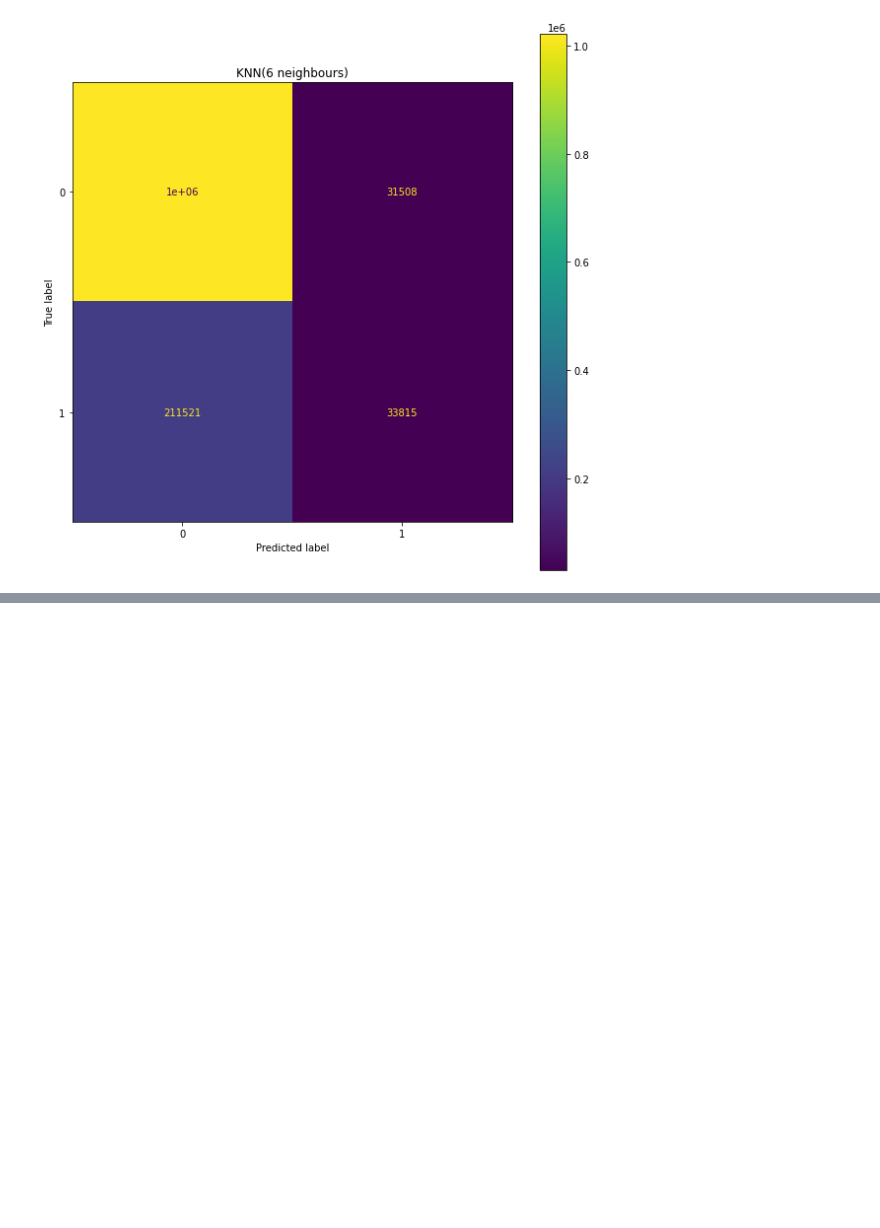
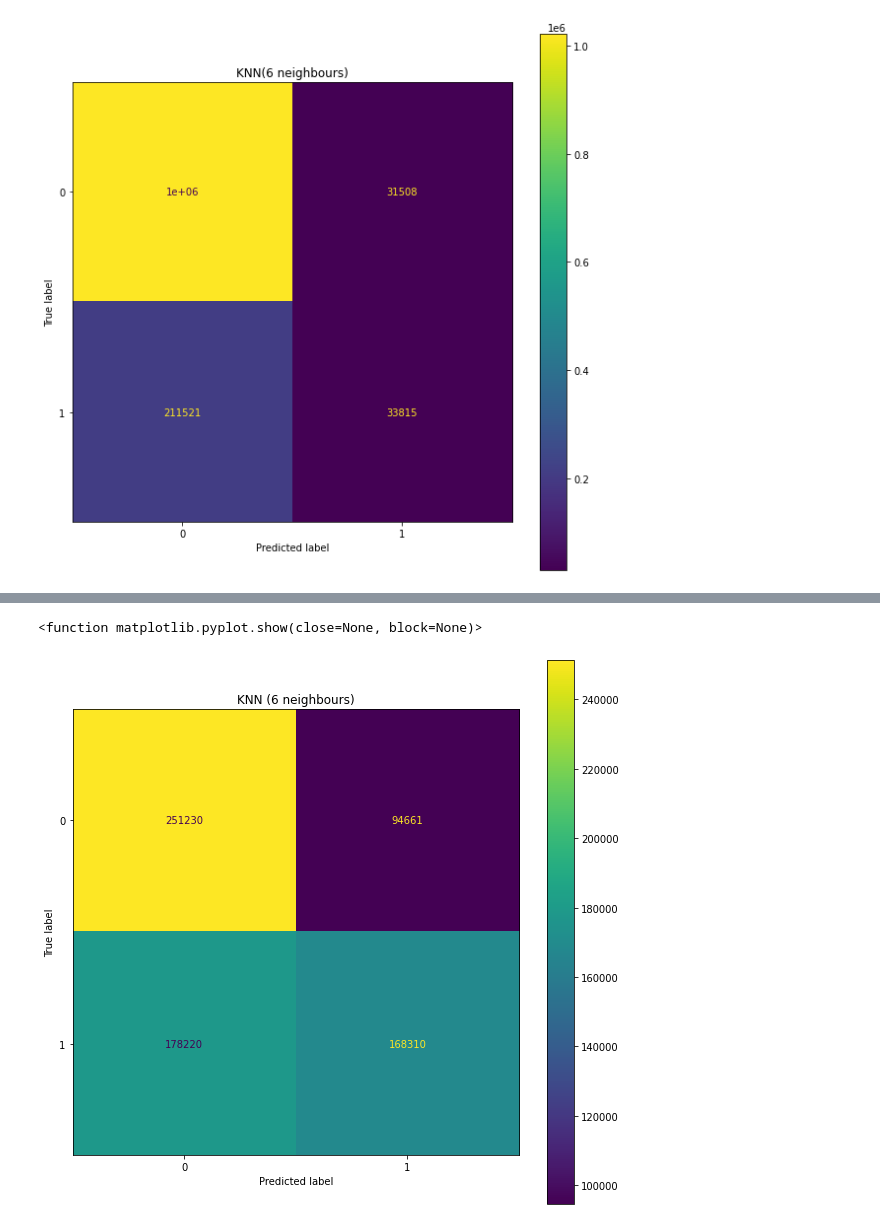
Before and after one commit to Anessivan/Ml-course, a Jupyter notebook: Airline Delays.ipynb, the cells around one changed output, grey strips where cells are left out. Cells and saved outputs as stored; diff of their text form; code cells hidden in the pictures; blank space fills up the shorter version.

```diff
--- a/Airline Delays.ipynb
+++ b/Airline Delays.ipynb
@@ -315,0 +373,22 @@ plt.show
+# %%
+ncols = np.clip(len(tdf_f.columns), 0, 16)
+cols = tdf_f.columns[:ncols]
+drop = (tdf_f[cols[0]] < tdf_f[cols[0]].quantile(0.005)) | (tdf_f[cols[0]] > tdf_f[cols[0]].quantile(0.995))
+for i in range(1, ncols):
+    drop = drop | (tdf_f[cols[i]] < tdf_f[cols[i]].quantile(0.005)) | (tdf_f[cols[i]] > tdf_f[cols[i]].quantile(0.995))
+rtd = tdf_f[drop].index
+df_clear = tdf_f.drop(index = rtd)
+# %%
+c2 = df_clear[df_clear['DEP_DEL15'] == 1]
+c1 = df_clear[df_clear['DEP_DEL15'] == 0]
+req = int(min(c2.size, c1.size) / 16)
+df_2 = c2.sample(req)
+df_1 = c1.sample(req)
+df_clear = pd.concat([df_2,df_1],axis=0)
+# %%
+from sklearn.preprocessing import Normalizer
+X = df_clear.drop('DEP_DEL15', axis = 1)
+y = df_clear['DEP_DEL15']
+transformer = Normalizer().fit(X)
+X_normalize = transformer.transform(X)
+X_train, X_test, y_train, y_test = train_test_split(X_normalize,y, test_size=0.3, random_state=17)
@@ -315,0 +419,6 @@ plt.show
+# %%
+knn = KNeighborsClassifier(n_neighbors=6, n_jobs=-1)
+knn.fit(X_train, y_train)
+predict = knn.predict(X_test)
+target_names = ['Not Delay', 'Delay']
+print(classification_report(predict, y_test, target_names=target_names))
@@ -315,0 +434,8 @@ plt.show
+# %%
+fig, ax = plt.subplots(figsize=(10,10))
+ax.set_title(f'KNN (6 neighbours)')
+ConfusionMatrixDisplay.from_estimator(knn, X_test,y_test, ax=ax)
+plt.show
+# %% [output]
+<function matplotlib.pyplot.show(close=None, block=None)>
+[figure, added]
```
Also changed, not shown: parts of 57 cells of this notebook.
